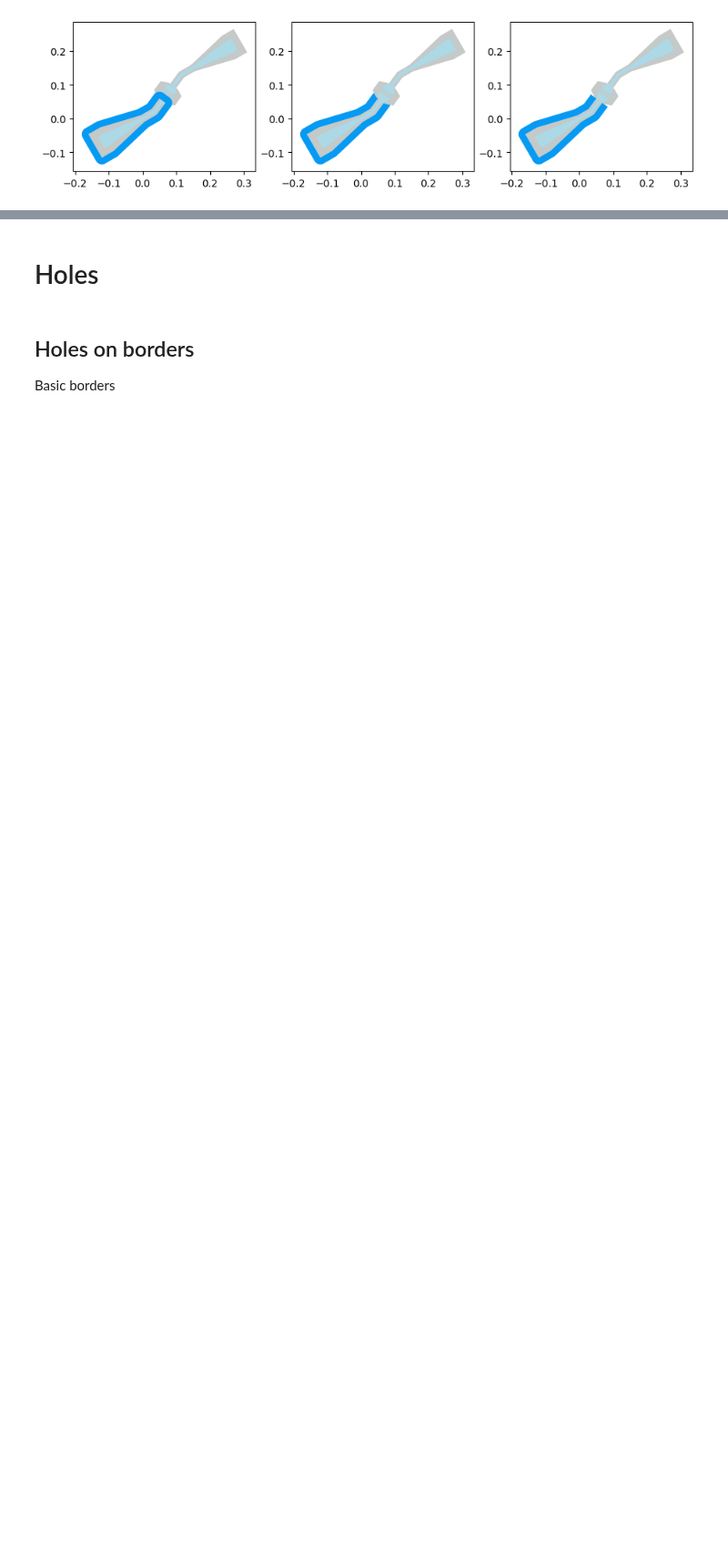
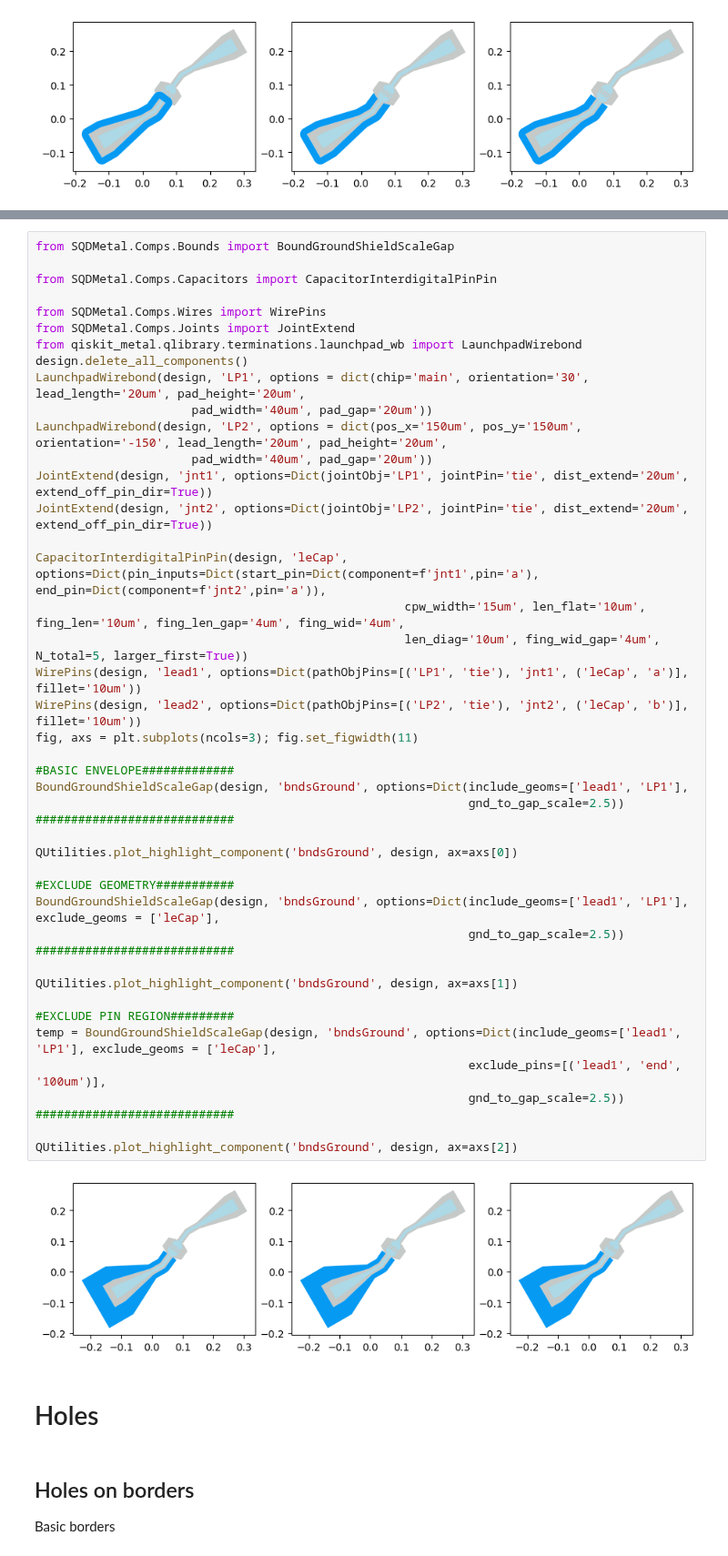
Before and after one commit to sqdlab/SQDMetal, a Jupyter notebook: docs/User/Comps_All.ipynb, the cells around one changed output, grey strips where cells are left out. Shown at 91% size. Cells and saved outputs as stored; diff of their text form; blank space fills up the shorter version.

Commit message:
Added BoundGroundShieldScaleGap.

```diff
--- a/docs/User/Comps_All.ipynb
+++ b/docs/User/Comps_All.ipynb
@@ -1255,3 +1257,49 @@ QUtilities.plot_highlight_component('bndsGround', design, ax=axs[2])
+# %%
+from SQDMetal.Comps.Bounds import BoundGroundShieldScaleGap
+
+from SQDMetal.Comps.Capacitors import CapacitorInterdigitalPinPin
+
+from SQDMetal.Comps.Wires import WirePins
+from SQDMetal.Comps.Joints import JointExtend
+from qiskit_metal.qlibrary.terminations.launchpad_wb import LaunchpadWirebond
+design.delete_all_components()
+LaunchpadWirebond(design, 'LP1', options = dict(chip='main', orientation='30', lead_length='20um', pad_height='20um',
+                      pad_width='40um', pad_gap='20um'))
+LaunchpadWirebond(design, 'LP2', options = dict(pos_x='150um', pos_y='150um', orientation='-150', lead_length='20um', pad_height='20um',
+                      pad_width='40um', pad_gap='20um'))
+JointExtend(design, 'jnt1', options=Dict(jointObj='LP1', jointPin='tie', dist_extend='20um', extend_off_pin_dir=True))
+JointExtend(design, 'jnt2', options=Dict(jointObj='LP2', jointPin='tie', dist_extend='20um', extend_off_pin_dir=True))
+
+CapacitorInterdigitalPinPin(design, 'leCap', options=Dict(pin_inputs=Dict(start_pin=Dict(component=f'jnt1',pin='a'), end_pin=Dict(component=f'jnt2',pin='a')),
+                                                    cpw_width='15um', len_flat='10um', fing_len='10um', fing_len_gap='4um', fing_wid='4um',
+                                                    len_diag='10um', fing_wid_gap='4um', N_total=5, larger_first=True))
+WirePins(design, 'lead1', options=Dict(pathObjPins=[('LP1', 'tie'), 'jnt1', ('leCap', 'a')], fillet='10um'))
+WirePins(design, 'lead2', options=Dict(pathObjPins=[('LP2', 'tie'), 'jnt2', ('leCap', 'b')], fillet='10um'))
+fig, axs = plt.subplots(ncols=3); fig.set_figwidth(11)
+
+#BASIC ENVELOPE#############
+BoundGroundShieldScaleGap(design, 'bndsGround', options=Dict(include_geoms=['lead1', 'LP1'],
+                                                             gnd_to_gap_scale=2.5))
+############################
+
+QUtilities.plot_highlight_component('bndsGround', design, ax=axs[0])
+
+#EXCLUDE GEOMETRY###########
+BoundGroundShieldScaleGap(design, 'bndsGround', options=Dict(include_geoms=['lead1', 'LP1'], exclude_geoms = ['leCap'],
+                                                             gnd_to_gap_scale=2.5))
+############################
+
+QUtilities.plot_highlight_component('bndsGround', design, ax=axs[1])
+
+#EXCLUDE PIN REGION#########
+temp = BoundGroundShieldScaleGap(design, 'bndsGround', options=Dict(include_geoms=['lead1', 'LP1'], exclude_geoms = ['leCap'],
+                                                             exclude_pins=[('lead1', 'end', '100um')],
+                                                             gnd_to_gap_scale=2.5))
+############################
+
+QUtilities.plot_highlight_component('bndsGround', design, ax=axs[2])
+# %% [output]
+[figure, added]
 # %% [markdown]
 # Holes  <a class="anchor" id="holes"></a>
 # %% [markdown]
```
Also changed, not shown: parts of 1 cell of this notebook, 1 other file.
